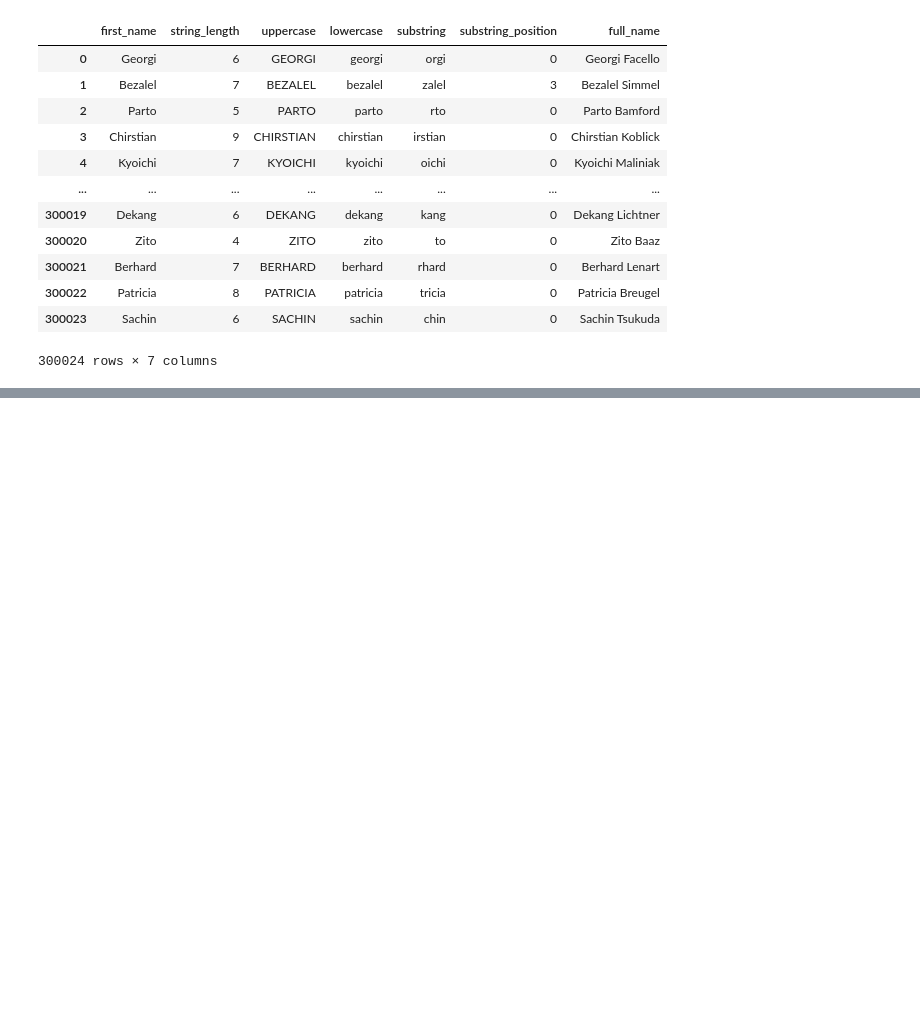
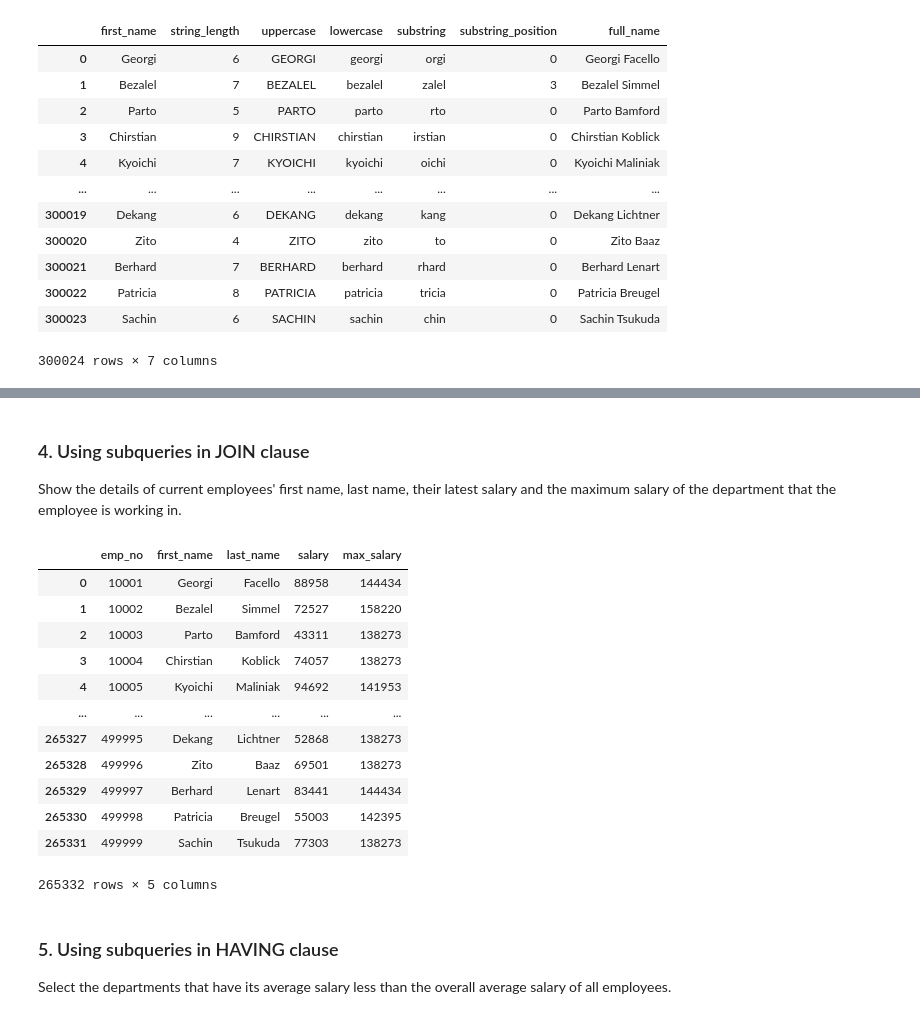
Before and after one commit to EasonLiaw/Study-Notes, a Jupyter notebook: SQL Notes (MySQL - Python).ipynb, the cells around one changed output, grey strips where cells are left out. Saved outputs shown, nothing was run; the diff lists cells and outputs as text; code cells hidden in the pictures; blank space fills up the shorter version.

```diff
--- a/SQL Notes (MySQL - Python).ipynb
+++ b/SQL Notes (MySQL - Python).ipynb
@@ -1100,0 +1233,32 @@ pd.read_sql('''SELECT first_name, LENGTH(first_name) AS string_length, UPPER(fir
+# %% [markdown]
+### 4. Using subqueries in JOIN clause
+
+Show the details of current employees' first name, last name, their latest salary and the maximum salary of the department that the employee is working in.
+# %%
+pd.read_sql(''' SELECT employees.emp_no, first_name, last_name, salary, max_salary FROM employees
+            INNER JOIN salaries using (emp_no)
+            INNER JOIN dept_emp using (emp_no)
+            INNER JOIN (SELECT dept_no, max(salary) AS max_salary
+            FROM dept_emp
+            INNER JOIN salaries using (emp_no)
+            GROUP BY dept_no) max_group USING (dept_no)
+            WHERE salaries.to_date IS NULL
+            ;''', conn)
+# %% [output]
+|  | emp_no | first_name | last_name | salary | max_salary |
+| 0 | 10001 | Georgi | Facello | 88958 | 144434 |
+| 1 | 10002 | Bezalel | Simmel | 72527 | 158220 |
+| 2 | 10003 | Parto | Bamford | 43311 | 138273 |
+| 3 | 10004 | Chirstian | Koblick | 74057 | 138273 |
+| 4 | 10005 | Kyoichi | Maliniak | 94692 | 141953 |
+| ... | ... | ... | ... | ... | ... |
+| 265327 | 499995 | Dekang | Lichtner | 52868 | 138273 |
+| 265328 | 499996 | Zito | Baaz | 69501 | 138273 |
+| 265329 | 499997 | Berhard | Lenart | 83441 | 144434 |
+| 265330 | 499998 | Patricia | Breugel | 55003 | 142395 |
+| 265331 | 499999 | Sachin | Tsukuda | 77303 | 138273 |
+265332 rows × 5 columns
+# %% [markdown]
+### 5. Using subqueries in HAVING clause
+
+Select the departments that have its average salary less than the overall average salary of all employees.
```
Also changed, not shown: parts of 56 cells of this notebook, 2 other files.
